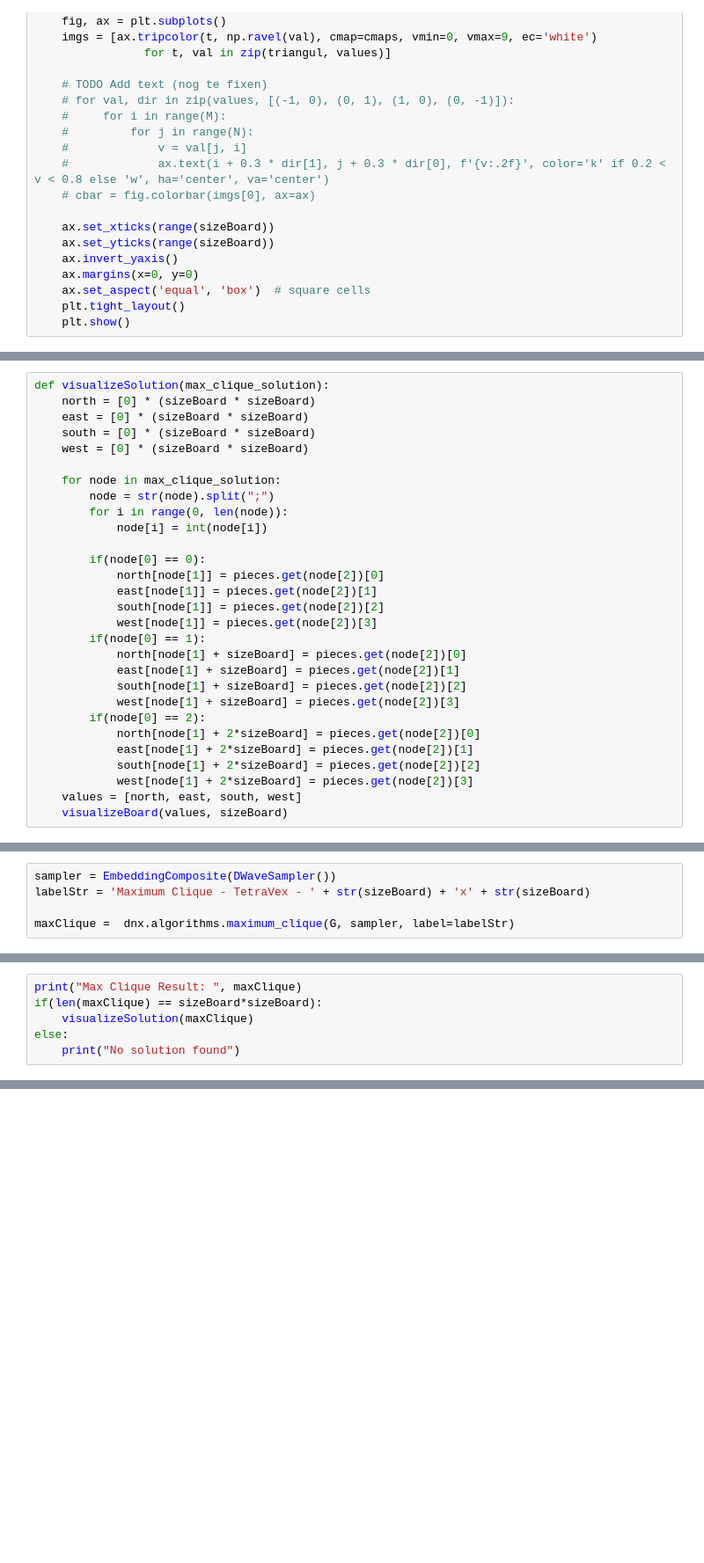
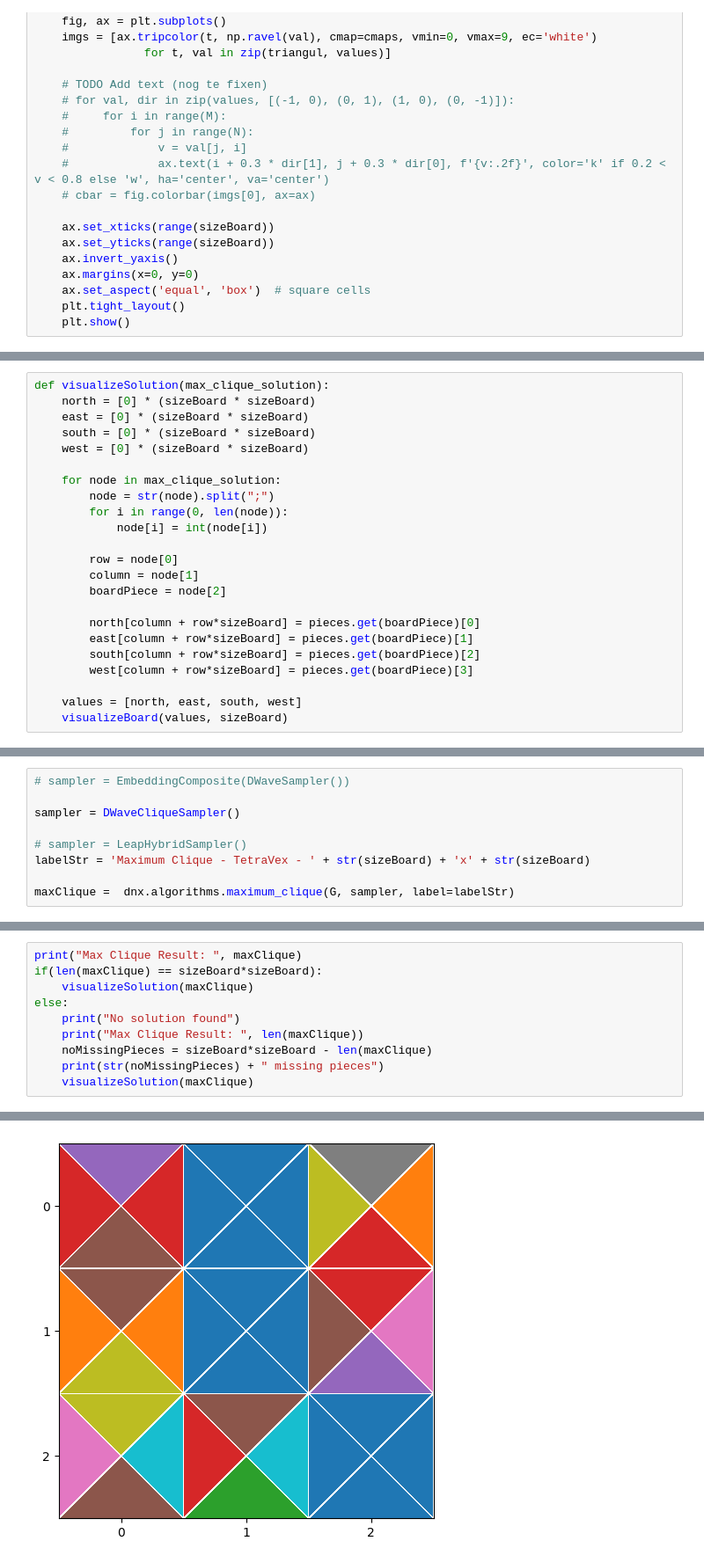
Before and after one commit to Waterboy1602/Masterproef-Code, a Jupyter notebook: TetraVex_DWave.ipynb, the cells around one changed output, grey strips where cells are left out. Shown at 88% size. Cells and saved outputs as stored; diff of their text form; blank space fills up the shorter version.

```diff
--- a/TetraVex_DWave.ipynb
+++ b/TetraVex_DWave.ipynb
@@ -113,21 +136,15 @@ def visualizeSolution(max_clique_solution):
         for i in range(0, len(node)):
             node[i] = int(node[i])
 
-        if(node[0] == 0):
-            north[node[1]] = pieces.get(node[2])[0]
-            east[node[1]] = pieces.get(node[2])[1]
-            south[node[1]] = pieces.get(node[2])[2]
-            west[node[1]] = pieces.get(node[2])[3]
-        if(node[0] == 1):
-            north[node[1] + sizeBoard] = pieces.get(node[2])[0]
-            east[node[1] + sizeBoard] = pieces.get(node[2])[1]
-            south[node[1] + sizeBoard] = pieces.get(node[2])[2]
-            west[node[1] + sizeBoard] = pieces.get(node[2])[3]
-        if(node[0] == 2):
-            north[node[1] + 2*sizeBoard] = pieces.get(node[2])[0]
-            east[node[1] + 2*sizeBoard] = pieces.get(node[2])[1]
-            south[node[1] + 2*sizeBoard] = pieces.get(node[2])[2]
-            west[node[1] + 2*sizeBoard] = pieces.get(node[2])[3]
+        row = node[0]
+        column = node[1]
+        boardPiece = node[2]
+
+        north[column + row*sizeBoard] = pieces.get(boardPiece)[0]
+        east[column + row*sizeBoard] = pieces.get(boardPiece)[1]
+        south[column + row*sizeBoard] = pieces.get(boardPiece)[2]
+        west[column + row*sizeBoard] = pieces.get(boardPiece)[3]
+
     values = [north, east, south, west]
     visualizeBoard(values, sizeBoard)
 # %%
@@ -183,5 +201,9 @@ Graph: 81 nodes, 1854 edges
 # %%
-sampler = EmbeddingComposite(DWaveSampler())
+# sampler = EmbeddingComposite(DWaveSampler())
+
+sampler = DWaveCliqueSampler()
+
+# sampler = LeapHybridSampler()
 labelStr = 'Maximum Clique - TetraVex - ' + str(sizeBoard) + 'x' + str(sizeBoard)
 
 maxClique =  dnx.algorithms.maximum_clique(G, sampler, label=labelStr)
@@ -191,4 +215,8 @@ if(len(maxClique) == sizeBoard*sizeBoard):
     visualizeSolution(maxClique)
 else:
     print("No solution found")
+    print("Max Clique Result: ", len(maxClique))
+    noMissingPieces = sizeBoard*sizeBoard - len(maxClique)
+    print(str(noMissingPieces) + " missing pieces")
+    visualizeSolution(maxClique)
 # %% [output]
@@ -197,0 +227 @@ Error:
+[figure, added]
```
Also changed, not shown: parts of 8 cells of this notebook, 3 other files.
